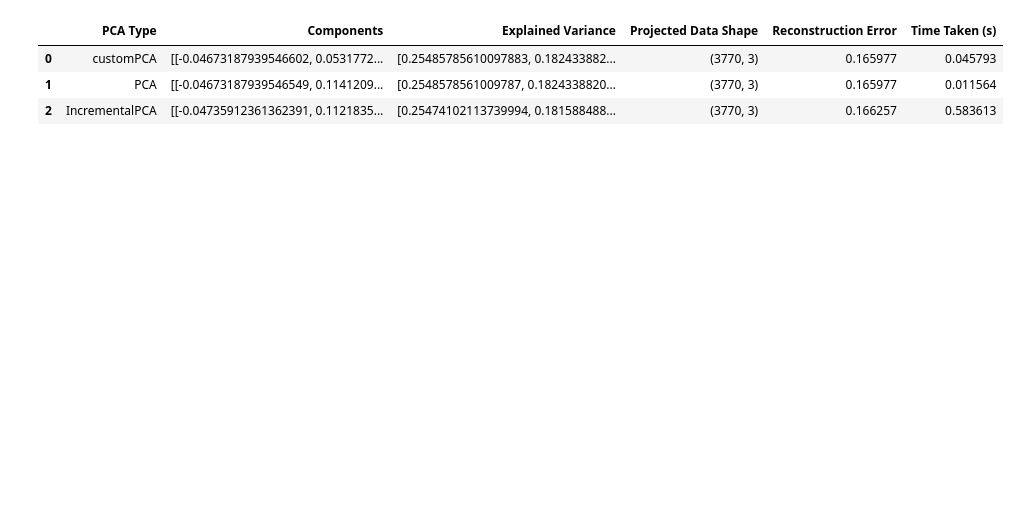
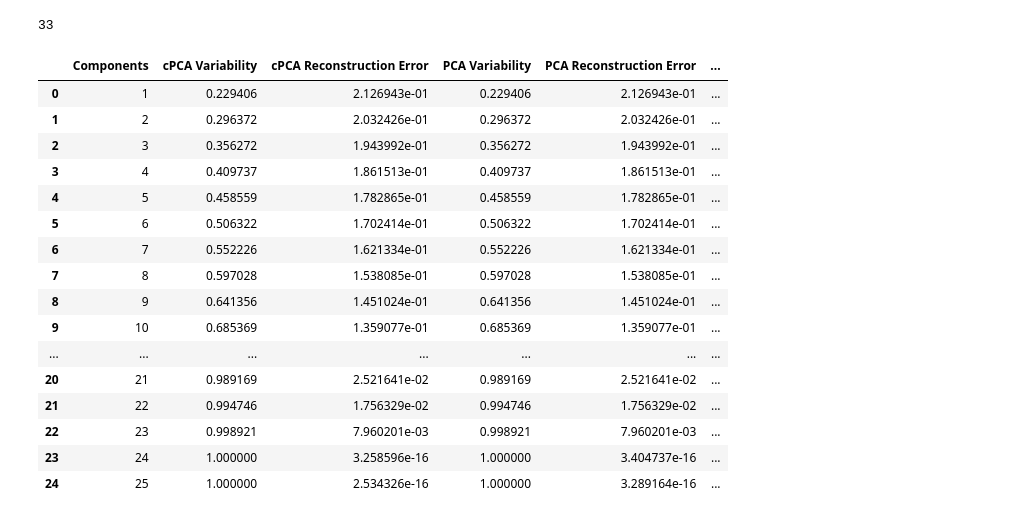
Before and after one commit to XavierQuerol/Dimensionality-Reduction-and-Visualization, a Jupyter notebook: testing_bernat.ipynb, the cells around one changed output. Saved outputs shown, nothing was run; the diff lists cells and outputs as text; code cells hidden in the pictures; blank space fills up the shorter version.

Commit message:
Comparison between models

```diff
--- a/testing_bernat.ipynb
+++ b/testing_bernat.ipynb
@@ -209,17 +209,65 @@ plt.xlabel(top_features[0])
 plt.ylabel(top_features[1])
 plt.title(f'Reconstructed Dataset {dataset} using Incremental PCA')
 plt.show()
+# %%
+from code.preprocessing import get_dataset
+from code.main import compare_pca_models
+
+dataset="sick"
+x, _ = get_dataset(dataset)
+ds = x.copy()
+
+print(x.shape[1])
+# %% [output]
+33
 # %%
 from code.preprocessing import get_dataset
 from code.main import compare_pca_models
+import numpy as np
+import pandas as pd
 
-dataset="sick"
+dataset="vowel"
 x, _ = get_dataset(dataset)
 ds = x.copy()
 
-compare_pca_models(ds)
+results = []
+
+for comp in range(1,x.shape[1]):
+    tab = compare_pca_models(ds, n_components=comp, batch_size=33)
+    new_row = [
+        comp,
+        np.sum(tab.iloc[0]["Explained Variance"]), tab.iloc[0]["Reconstruction Error"],
+        np.sum(tab.iloc[1]["Explained Variance"]), tab.iloc[1]["Reconstruction Error"],
+        np.sum(tab.iloc[2]["Explained Variance"]), tab.iloc[2]["Reconstruction Error"],
+    ]
+
+    results.append(new_row)
+
+columns = [
+    "Components",
+    "cPCA Variability", "cPCA Reconstruction Error",
+    "PCA Variability", "PCA Reconstruction Error",
+    "iPCA Variability", "iPCA Reconstruction Error"
+]
+
+# Create a DataFrame from the data
+df = pd.DataFrame(results, columns=columns)
+df
 # %% [output]
-|  | PCA Type | Components | Explained Variance | Projected Data Shape | Reconstruction Error | Time Taken (s) |
-| 0 | customPCA | [[-0.04673187939546602, 0.0531772... | [0.25485785610097883, 0.182433882... | (3770, 3) | 0.165977 | 0.045793 |
-| 1 | PCA | [[-0.04673187939546549, 0.1141209... | [0.2548578561009787, 0.1824338820... | (3770, 3) | 0.165977 | 0.011564 |
-| 2 | IncrementalPCA | [[-0.04735912361362391, 0.1121835... | [0.25474102113739994, 0.181588488... | (3770, 3) | 0.166257 | 0.583613 |
+|  | Components | cPCA Variability | cPCA Reconstruction Error | PCA Variability | PCA Reconstruction Error | ... |
+| 0 | 1 | 0.229406 | 2.126943e-01 | 0.229406 | 2.126943e-01 | ... |
+| 1 | 2 | 0.296372 | 2.032426e-01 | 0.296372 | 2.032426e-01 | ... |
+| 2 | 3 | 0.356272 | 1.943992e-01 | 0.356272 | 1.943992e-01 | ... |
+| 3 | 4 | 0.409737 | 1.861513e-01 | 0.409737 | 1.861513e-01 | ... |
+| 4 | 5 | 0.458559 | 1.782865e-01 | 0.458559 | 1.782865e-01 | ... |
+| 5 | 6 | 0.506322 | 1.702414e-01 | 0.506322 | 1.702414e-01 | ... |
+| 6 | 7 | 0.552226 | 1.621334e-01 | 0.552226 | 1.621334e-01 | ... |
+| 7 | 8 | 0.597028 | 1.538085e-01 | 0.597028 | 1.538085e-01 | ... |
+| 8 | 9 | 0.641356 | 1.451024e-01 | 0.641356 | 1.451024e-01 | ... |
+| 9 | 10 | 0.685369 | 1.359077e-01 | 0.685369 | 1.359077e-01 | ... |
+| ... | ... | ... | ... | ... | ... | ... |
+| 20 | 21 | 0.989169 | 2.521641e-02 | 0.989169 | 2.521641e-02 | ... |
+| 21 | 22 | 0.994746 | 1.756329e-02 | 0.994746 | 1.756329e-02 | ... |
+| 22 | 23 | 0.998921 | 7.960201e-03 | 0.998921 | 7.960201e-03 | ... |
+| 23 | 24 | 1.000000 | 3.258596e-16 | 1.000000 | 3.404737e-16 | ... |
+| 24 | 25 | 1.000000 | 2.534326e-16 | 1.000000 | 3.289164e-16 | ... |
```
Also changed, not shown: parts of 1 cell of this notebook, 1 other file.
